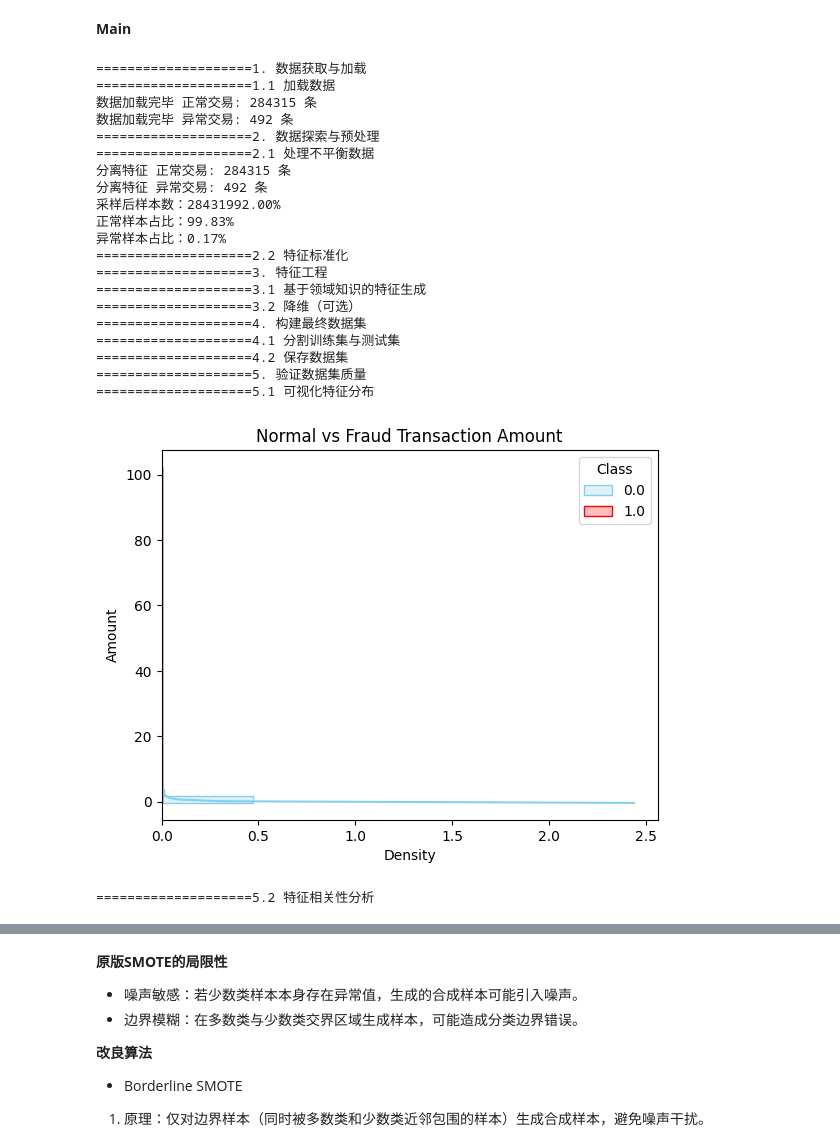
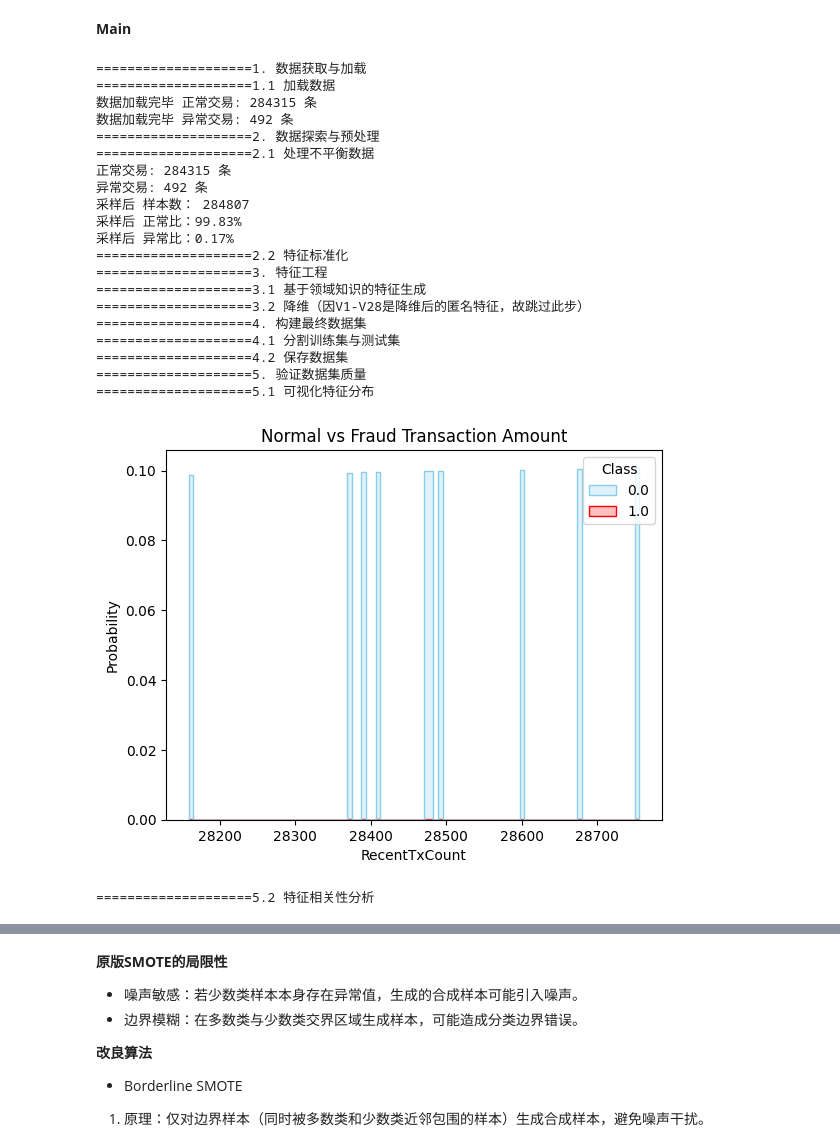
Before and after one commit to taciya/kaggle.atws, a Jupyter notebook: atws-main2.ipynb, the cells around one changed output, grey strips where cells are left out. Saved outputs shown, nothing was run; the diff lists cells and outputs as text; code cells hidden in the pictures.

```diff
--- a/atws-main2.ipynb
+++ b/atws-main2.ipynb
@@ -55,6 +55,7 @@ data = pd.read_csv('/kaggle/input/abnormal-transaction-warning-system/creditcard
 print(f"数据加载完毕 正常交易: {data['Class'].value_counts()[0]} 条")
 print(f"数据加载完毕 异常交易: {data['Class'].value_counts()[1]} 条")
 
+
 print("====================2. 数据探索与预处理")
 print("====================2.1 处理不平衡数据")
 from sklearn.utils import resample
@@ -63,4 +64,4 @@ from sklearn.utils import resample
 X = data.drop('Class', axis=1)  # 特征（V1-V28、Amount、Time）
 y = data['Class']               # 标签（0=正常，1=欺诈）
-print(f"分离特征 正常交易: {y.value_counts()[0]} 条")
-print(f"分离特征 异常交易: {y.value_counts()[1]} 条")
+print(f"正常交易: {y.value_counts()[0]} 条")
+print(f"异常交易: {y.value_counts()[1]} 条")
@@ -81,7 +82,7 @@ fraud_X = X_scaled[y == 1]
 from imblearn.over_sampling import SMOTE
 smote = SMOTE(random_state=42)
 fraud_X_resampled, fraud_y_resampled = smote.fit_resample(fraud_X, fraud_indices)
-print("采样后样本数：%.2f%% " % (len(fraud_X_resampled) + len(normal_X)*100))
-print("正常样本占比：%.2f%% " % (len(normal_X) / (len(normal_X) + len(fraud_X_resampled))*100))
-print("异常样本占比：%.2f%% " % (len(fraud_X_resampled) / (len(normal_X) + len(fraud_X_resampled))*100))
+print("采样后 样本数：",(len(fraud_X_resampled) + len(normal_X)))
+print("采样后 正常比：%.2f%% " % (len(normal_X) / (len(normal_X) + len(fraud_X_resampled))*100))
+print("采样后 异常比：%.2f%% " % (len(fraud_X_resampled) / (len(normal_X) + len(fraud_X_resampled))*100))
 
@@ -94,7 +95,6 @@ y_combined = np.concatenate([np.zeros(len(normal_X)), np.ones(len(fraud_X_resamp
 # 转换为DataFrame
 data = pd.DataFrame(X_combined, columns=X.columns)
 data['Class'] = y_combined
-
 
 
 print("====================2.2 特征标准化")
@@ -112,16 +112,16 @@ from sklearn.preprocessing import StandardScaler
 # 删除无关列（如时间戳Time）
 # data.drop(['Time'], axis=1, inplace=True)                                       #<<<<<<<<<<<<<<< 导致下一个命令错误
 
+
 print("====================3. 特征工程")
 print("====================3.1 基于领域知识的特征生成")
 # 生成时间窗口特征（如小时段）
 data['Hour'] = data['Time'] // 3600 % 24  # 假设Time单位为秒
-
 # 生成交易频率特征（如用户近期交易次数）
 # 假设数据中有UserID列（实际需根据数据集调整）
 data['RecentTxCount'] = data.groupby('UserID')['TransactionID'].transform('count')   # 分组聚合 *transform 前一个如果是多维注意lammdba是否返回Series
-
-print("====================3.2 降维（可选）")
+print("====================3.2 降维（因V1-V28是降维后的匿名特征，故跳过此步）")
+'''
 from sklearn.decomposition import PCA
 
 # 对高维特征（V1-V28）进行PCA降维
@@ -138,12 +138,13 @@ pca_features = pca.fit_transform(data[[f'V{i}' for i in range(1, 29)]])
 # 将降维结果合并到数据集
 data_pca = pd.DataFrame(pca_features, columns=[f'PC{i}' for i in range(1, 29)])  # i的范围 1- （n_components+1）
 data_pca.to_csv('data_pca.csv',columns=[f'PC{i}' for i in range(1, 29)])   #保存降维过的文件，以便本地对比
-# data = pd.concat([data, data_pca], axis=1)  # axis= 0(Y轴：默认)/1(x轴)      #<<<<<<<<<<<<<< v1-v28已经降维过，跳过此步
+data = pd.concat([data, data_pca], axis=1)  # axis= 0(Y轴：默认)/1(x轴)
+'''
+
 
 print("====================4. 构建最终数据集")
 print("====================4.1 分割训练集与测试集")
 from sklearn.model_selection import train_test_split
-
 X = data.drop('Class', axis=1)
 y = data['Class']
 
@@ -169,46 +170,46 @@ import matplotlib.pyplot as plt
 
 
 sns.histplot(data=data,
-             y='Amount',
-             hue='Class',# 通过label区分正常/异常[1,2](@ref)
-             element='step',  # 柱形样式（bars默认、step阶梯状、poly多边形）
-             kde=True,  #启用核密度估计，直观展示概率密度
-             bins=50,    #控制分箱数量，建议根据数据量调整（默认自动计算）。数字越大粒度越小
-             stat='density', #统计量类型（count:默认、density:归一化、probability:概率 , percent:报告的可读性）
+             x='RecentTxCount',  # RecentTxCount：交易频率特征  ； Amount：金额
+             hue='Class',# 通过label区分正常/异常[1,2]
+             element='step',  # 柱形样式（bars：默认、step：阶梯状、poly：多边形）
+             kde=False,  #启用核密度估计，直观展示概率密度
+             # bins=10,    #控制分箱数量，建议根据数据量调整（默认自动计算）。数字越大粒度越小
+             stat='probability', #统计量类型（count:默认、density:归一化、probability:概率 , percent:报告的可读性）
              palette=["skyblue", "red"]  ) #自定义颜色
 plt.title('Normal vs Fraud Transaction Amount')
 plt.show()
 
 print("====================5.2 特征相关性分析")
 # 计算特征相关性矩阵
 corr_matrix = data.corr()
 # 绘制热力图
 plt.figure(figsize=(12, 8))
 sns.heatmap(corr_matrix, cmap='coolwarm', annot=False)
 plt.title('Feature Correlation Matrix')
 plt.show()
 # %% [output]
 ====================1. 数据获取与加载
 ====================1.1 加载数据
 数据加载完毕 正常交易: 284315 条
 数据加载完毕 异常交易: 492 条
 ====================2. 数据探索与预处理
 ====================2.1 处理不平衡数据
-分离特征 正常交易: 284315 条
-分离特征 异常交易: 492 条
-采样后样本数：28431992.00%
-正常样本占比：99.83%
-异常样本占比：0.17%
+正常交易: 284315 条
+异常交易: 492 条
+采样后 样本数： 284807
+采样后 正常比：99.83%
+采样后 异常比：0.17%
 ====================2.2 特征标准化
 ====================3. 特征工程
 ====================3.1 基于领域知识的特征生成
-====================3.2 降维（可选）
+====================3.2 降维（因V1-V28是降维后的匿名特征，故跳过此步）
 ====================4. 构建最终数据集
 ====================4.1 分割训练集与测试集
 ====================4.2 保存数据集
 ====================5. 验证数据集质量
 ====================5.1 可视化特征分布
-[figure, old version]
+[figure, new version]
 ====================5.2 特征相关性分析
 [figure]
 # %%
```
Also changed, not shown: parts of 3 cells of this notebook.
